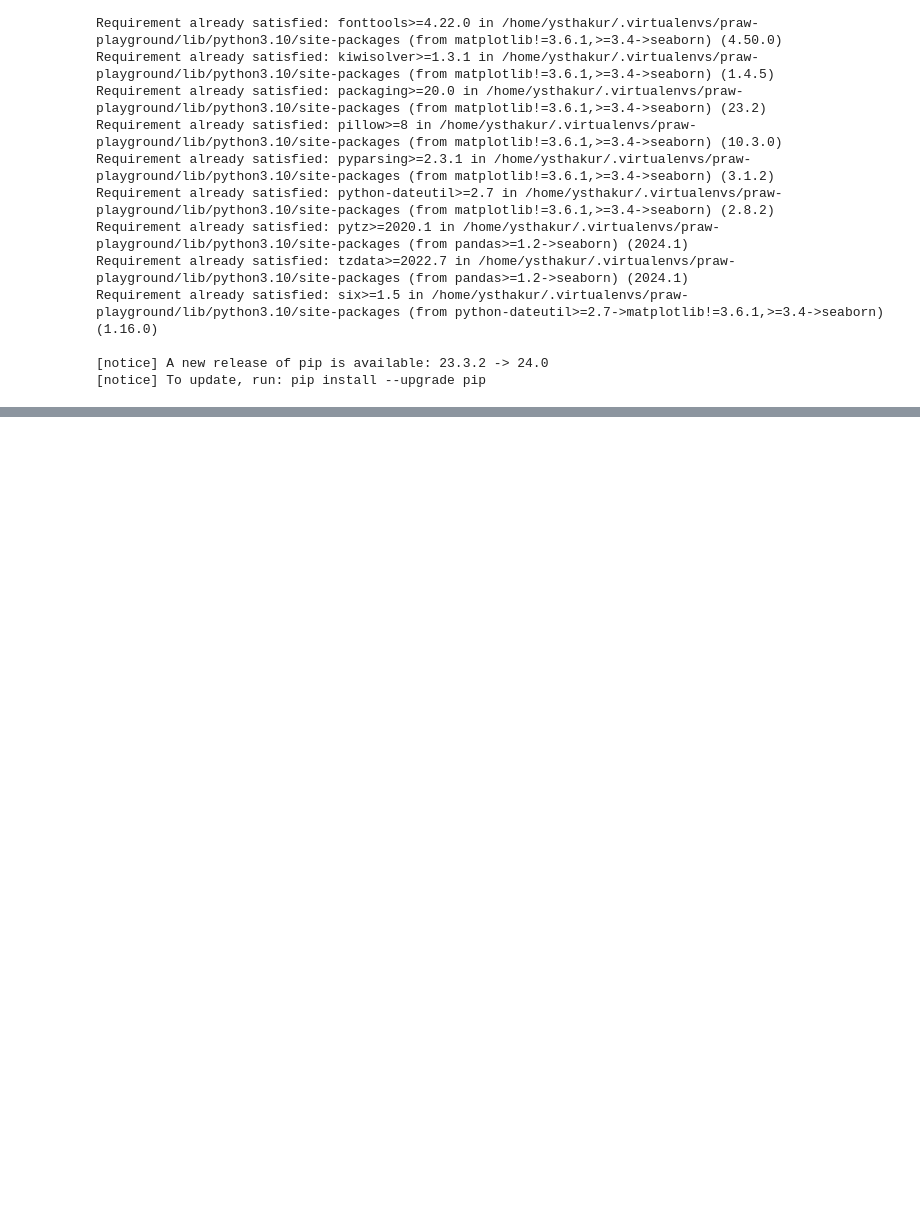
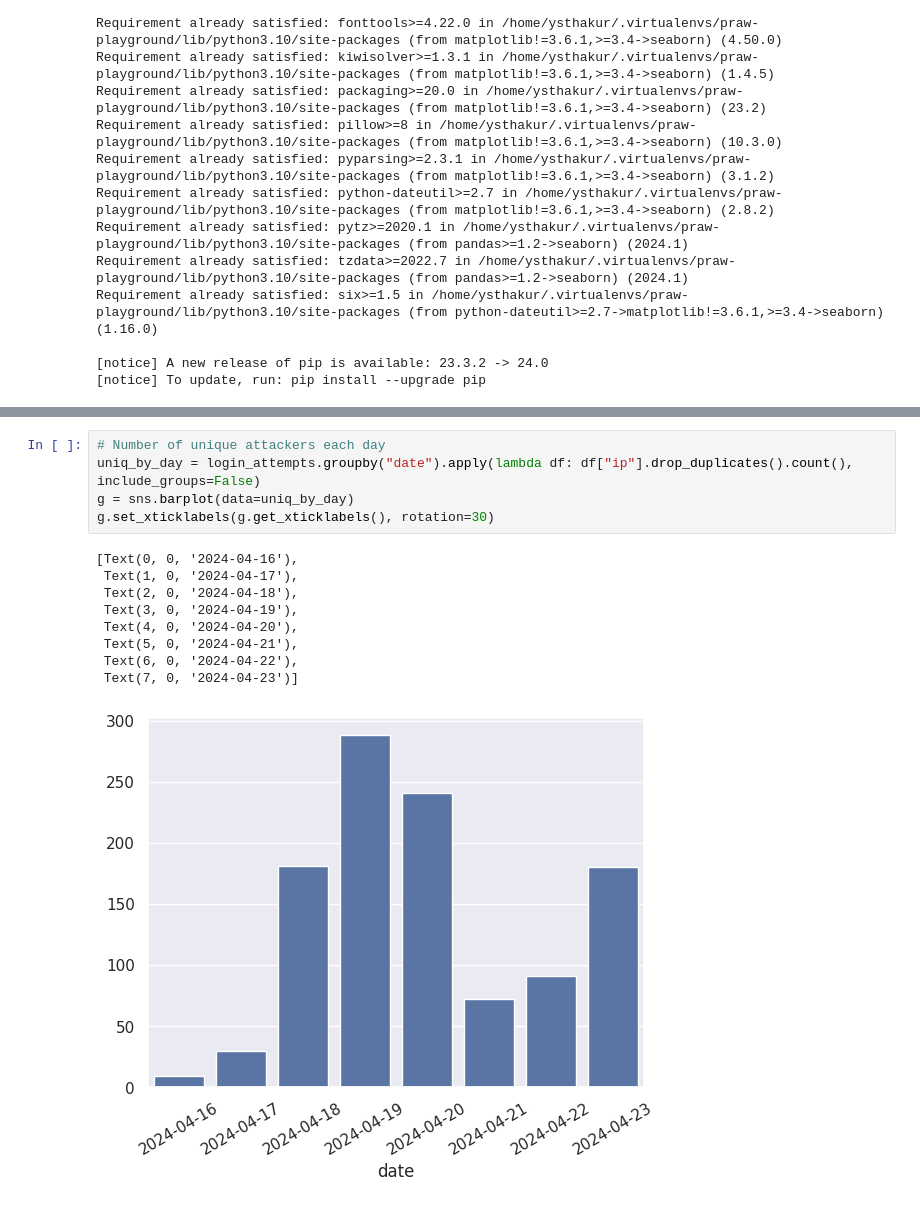
Before and after one commit to ysthakur/hacs202-ssh-hp, a Jupyter notebook: imhungry.ipynb, the cells around one changed output, grey strips where cells are left out. Drawn from its saved outputs; the diff is of its cells as text; blank space fills up the shorter version.

```diff
--- a/imhungry.ipynb
+++ b/imhungry.ipynb
@@ -176,0 +178,15 @@ g.set_xticklabels(g.get_xticklabels(), rotation=30)
+# %%
+# Number of unique attackers each day
+uniq_by_day = login_attempts.groupby("date").apply(lambda df: df["ip"].drop_duplicates().count(), include_groups=False)
+g = sns.barplot(data=uniq_by_day)
+g.set_xticklabels(g.get_xticklabels(), rotation=30)
+# %% [output]
+[Text(0, 0, '2024-04-16'),
+ Text(1, 0, '2024-04-17'),
+ Text(2, 0, '2024-04-18'),
+ Text(3, 0, '2024-04-19'),
+ Text(4, 0, '2024-04-20'),
+ Text(5, 0, '2024-04-21'),
+ Text(6, 0, '2024-04-22'),
+ Text(7, 0, '2024-04-23')]
+[figure, added]
```
Also changed, not shown: parts of 10 cells of this notebook.
